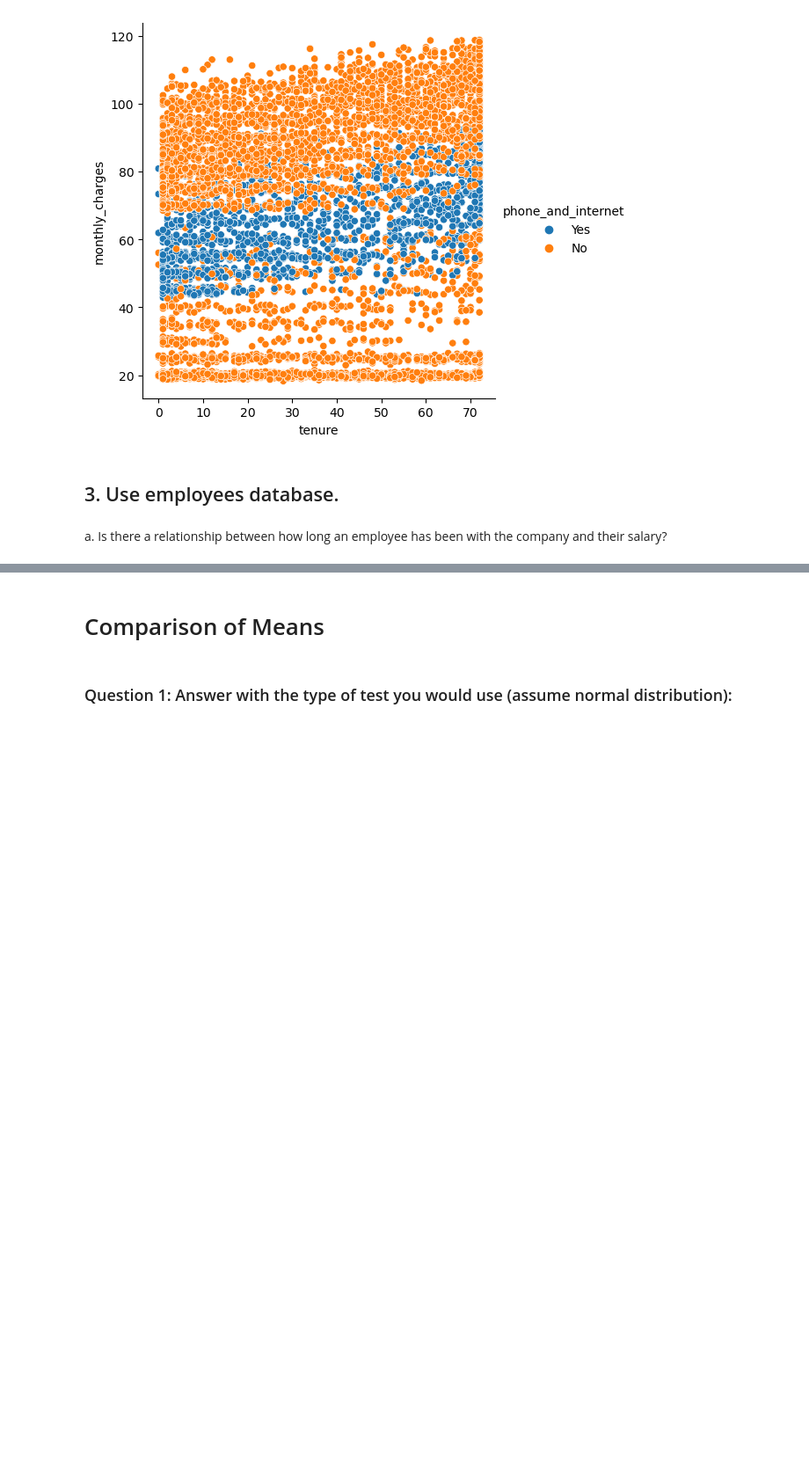
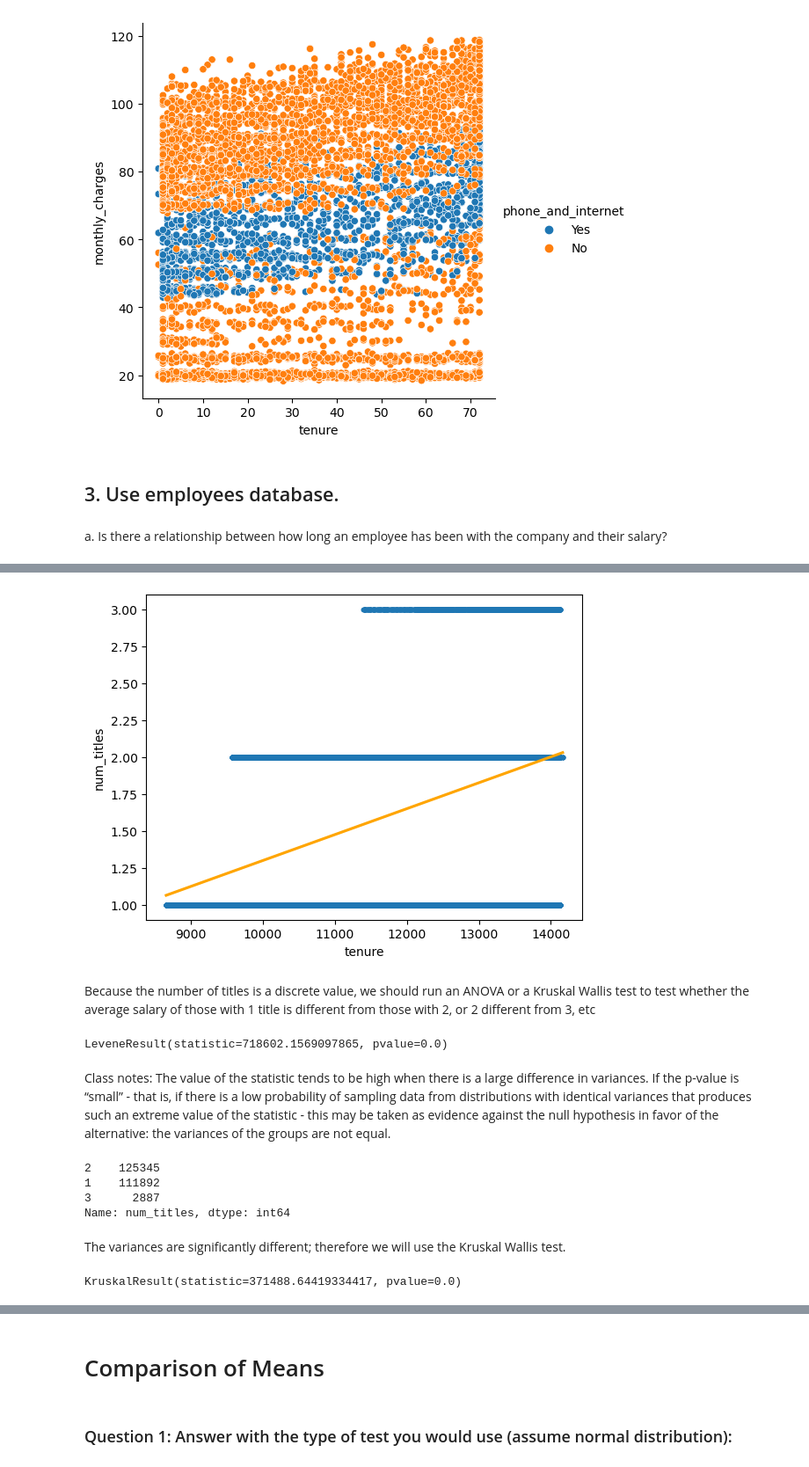
Before and after one commit to NikkideVries/statistics-exercises, a Jupyter notebook: hypothesis_testing.ipynb, the cells around one changed output, grey strips where cells are left out. Shown at 88% size. Drawn from its saved outputs; the diff is of its cells as text; code cells hidden in the pictures; blank space fills up the shorter version.

```diff
--- a/hypothesis_testing.ipynb
+++ b/hypothesis_testing.ipynb
@@ -1002,0 +1275,18 @@ a. Is there a relationship between how long an employee has been with the compan
+# %%
+query = '''
+select
+    t.emp_no,
+    count(t.title) AS num_titles,
+    te.tenure
+from titles t
+join (select
+        emp_no,
+        datediff(now(), min(from_date)) AS tenure
+      from titles
+      group by emp_no
+      having max(to_date) = '9999-01-01') te
+on t.emp_no = te.emp_no
+group by t.emp_no;
+'''
+# %%
+df = pd.read_sql(query, emp_url)
@@ -1002,0 +1316,30 @@ a. Is there a relationship between how long an employee has been with the compan
+# %%
+sns.regplot(x='tenure', y = 'num_titles', data=df, marker='.', line_kws={'color': 'orange'})
+plt.show()
+# %% [output]
+[figure, added]
+# %% [markdown]
+Because the number of titles is a discrete value, we should run an ANOVA or a Kruskal Wallis test to test whether the average salary of those with 1 title is different from those with 2, or 2 different from 3, etc
+# %%
+# check for equal variance
+
+stats.levene(titles_df.num_titles, titles_df.tenure)
+# %% [output]
+LeveneResult(statistic=718602.1569097865, pvalue=0.0)
+# %% [markdown]
+Class notes: The value of the statistic tends to be high when there is a large difference in variances.
+If the p-value is “small” - that is, if there is a low probability of sampling data from distributions with identical variances that produces such an extreme value of the statistic - this may be taken as evidence against the null hypothesis in favor of the alternative: the variances of the groups are not equal.
+# %%
+titles_df.num_titles.value_counts()
+# %% [output]
+2    125345
+1    111892
+3      2887
+Name: num_titles, dtype: int64
+# %% [markdown]
+The variances are significantly different; therefore we will use the Kruskal Wallis test.
+# %%
+# run stats test:
+stats.kruskal(titles_df.num_titles, titles_df.tenure)
+# %% [output]
+KruskalResult(statistic=371488.64419334417, pvalue=0.0)
```
Also changed, not shown: parts of 119 cells of this notebook, 1 other file.
